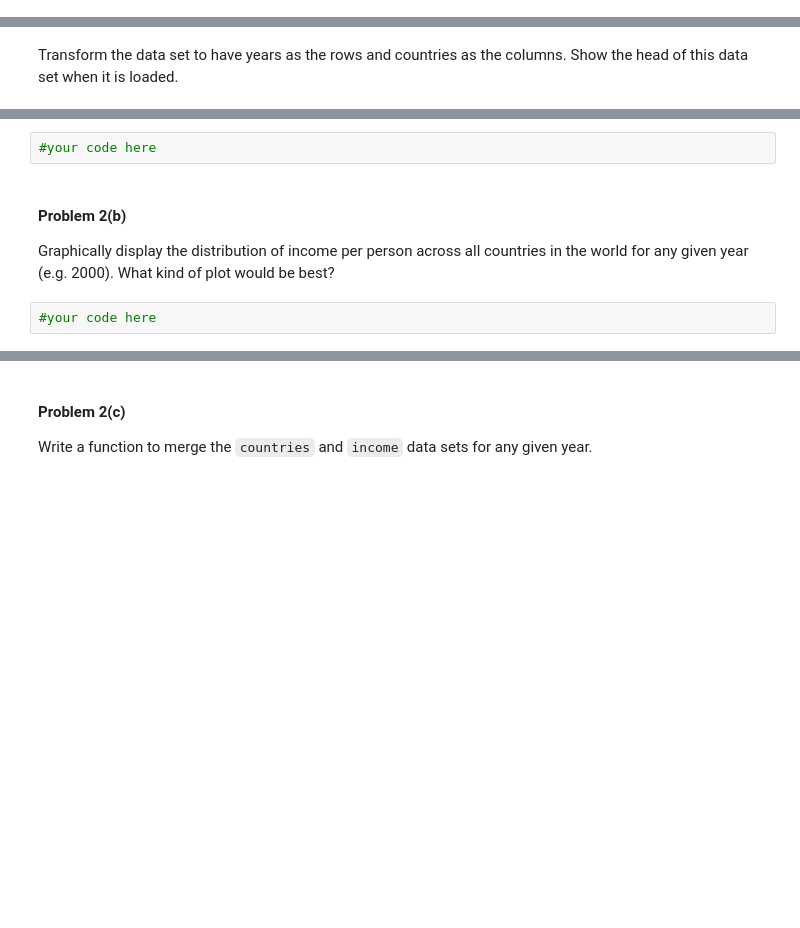
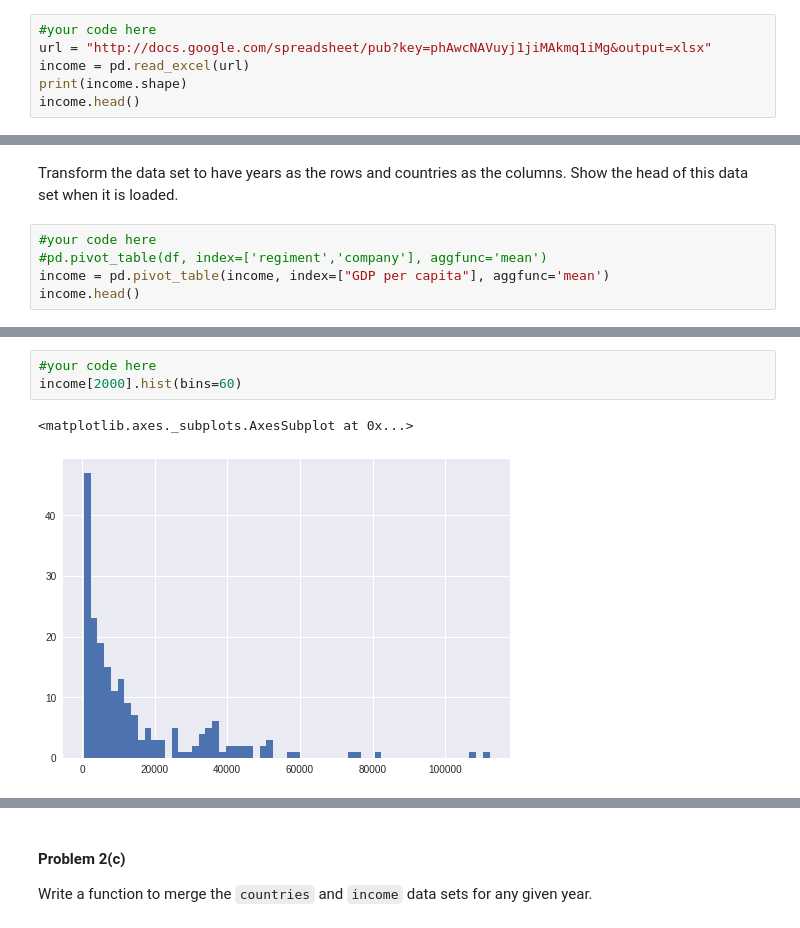
Before and after one commit to fergusio/cs109-2015, a Jupyter notebook: homework/HW1.ipynb, the cells around one changed output, grey strips where cells are left out. Cells and saved outputs as stored; diff of their text form; blank space fills up the shorter version.

```diff
--- a/homework/HW1.ipynb
+++ b/homework/HW1.ipynb
@@ -389,0 +401,6 @@ Using the [data available on Gapminder](http://www.gapminder.org/data/), load in
+# %%
+#your code here
+url = "http://docs.google.com/spreadsheet/pub?key=phAwcNAVuyj1jiMAkmq1iMg&output=xlsx"
+income = pd.read_excel(url)
+print(income.shape)
+income.head()
@@ -390,2 +416,7 @@ Using the [data available on Gapminder](http://www.gapminder.org/data/), load in
 # %% [markdown]
 Transform the data set to have years as the rows and countries as the columns. Show the head of this data set when it is loaded.
+# %%
+#your code here
+#pd.pivot_table(df, index=['regiment','company'], aggfunc='mean')
+income = pd.pivot_table(income, index=["GDP per capita"], aggfunc='mean')
+income.head()
@@ -392,8 +438,6 @@ Transform the data set to have years as the rows and countries as the columns. S
 # %%
 #your code here
+income[2000].hist(bins=60)
+# %% [output]
+<matplotlib.axes._subplots.AxesSubplot at 0x...>
+[figure, added]
-# %% [markdown]
-#### Problem 2(b)
-
-Graphically display the distribution of income per person across all countries in the world for any given year (e.g. 2000).  What kind of plot would be best?
-# %%
-#your code here
```
Also changed, not shown: parts of 19 cells of this notebook.
